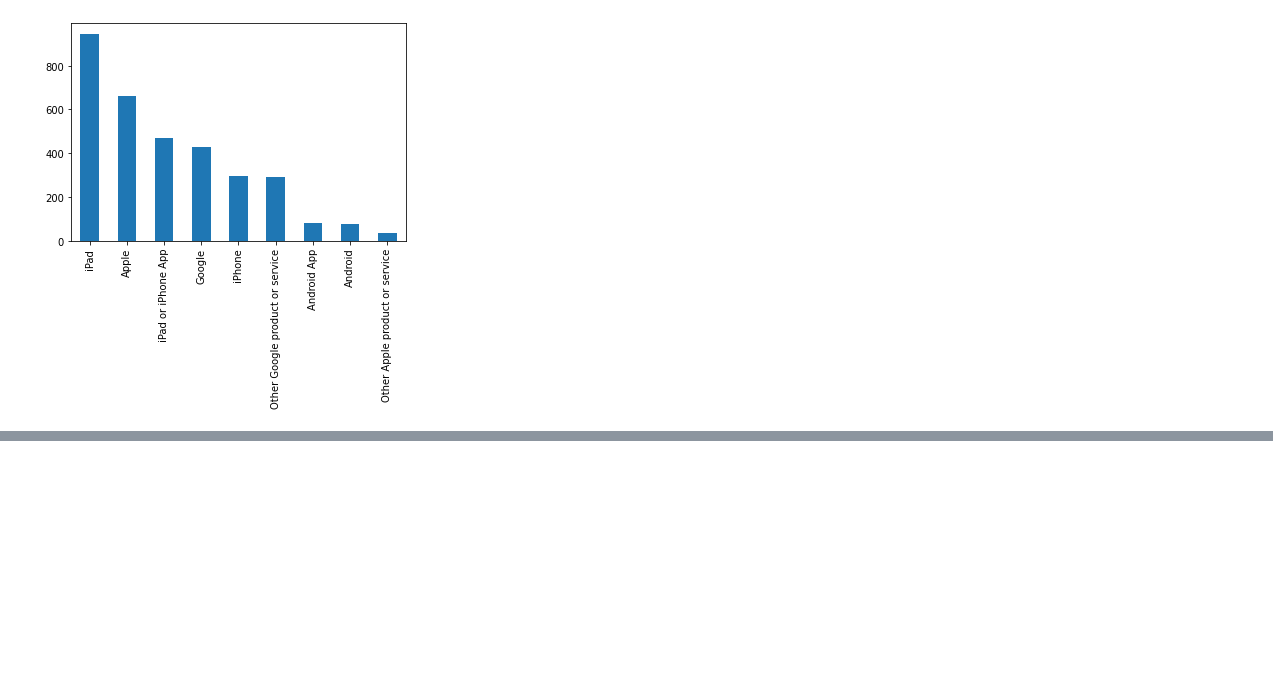
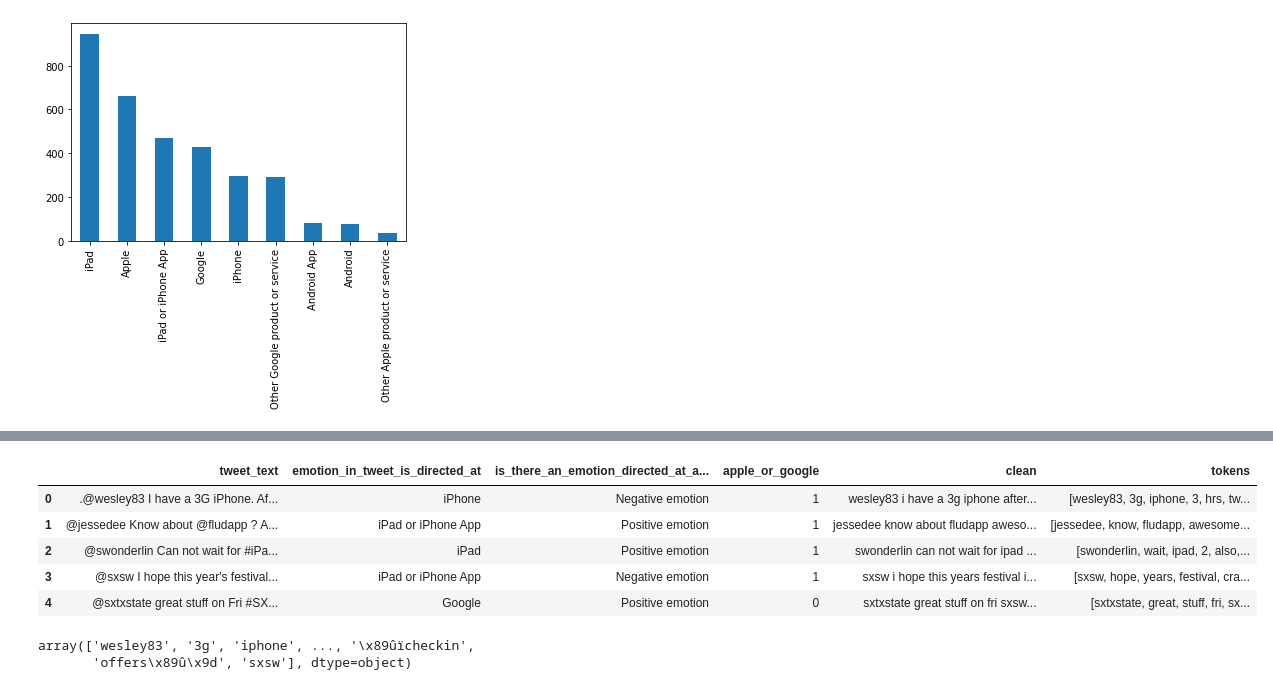
Before and after one commit to mitkrieg/tweet-sentiment-analysis, a Jupyter notebook: nlp.ipynb, the cells around one changed output, grey strips where cells are left out. Cells and saved outputs as stored; diff of their text form; code cells hidden in the pictures; blank space fills up the shorter version.

Commit message:
tokenization

```diff
--- a/nlp.ipynb
+++ b/nlp.ipynb
@@ -80,0 +109,17 @@ Name: emotion_in_tweet_is_directed_at, dtype: int64
+# %%
+from nltk.corpus import stopwords
+stop_words = set(re.sub("'","", word) for word in stopwords.words('english'))
+# %%
+stop_words
+df['tokens'] = df.clean.apply(lambda s:nltk.word_tokenize(str(s)))
+# %%
+df.tokens = df.tokens.apply(lambda tokens:[word for word in tokens if word not in stop_words])
+# %%
+df.head()
+# %% [output]
+|  | tweet_text | emotion_in_tweet_is_directed_at | is_there_an_emotion_directed_at_a... | apple_or_google | clean | tokens |
+| 0 | .@wesley83 I have a 3G iPhone. Af... | iPhone | Negative emotion | 1 | wesley83 i have a 3g iphone after... | [wesley83, 3g, iphone, 3, hrs, tw... |
+| 1 | @jessedee Know about @fludapp ? A... | iPad or iPhone App | Positive emotion | 1 | jessedee know about fludapp aweso... | [jessedee, know, fludapp, awesome... |
+| 2 | @swonderlin Can not wait for #iPa... | iPad | Positive emotion | 1 | swonderlin can not wait for ipad ... | [swonderlin, wait, ipad, 2, also,... |
+| 3 | @sxsw I hope this year's festival... | iPad or iPhone App | Negative emotion | 1 | sxsw i hope this years festival i... | [sxsw, hope, years, festival, cra... |
+| 4 | @sxtxstate great stuff on Fri #SX... | Google | Positive emotion | 0 | sxtxstate great stuff on fri sxsw... | [sxtxstate, great, stuff, fri, sx... |
@@ -80,0 +129,5 @@ Name: emotion_in_tweet_is_directed_at, dtype: int64
+# %%
+words
+# %% [output]
+array(['wesley83', '3g', 'iphone', ..., '\x89ûïcheckin',
+       'offers\x89û\x9d', 'sxsw'], dtype=object)
```
Also changed, not shown: parts of 12 cells of this notebook.
